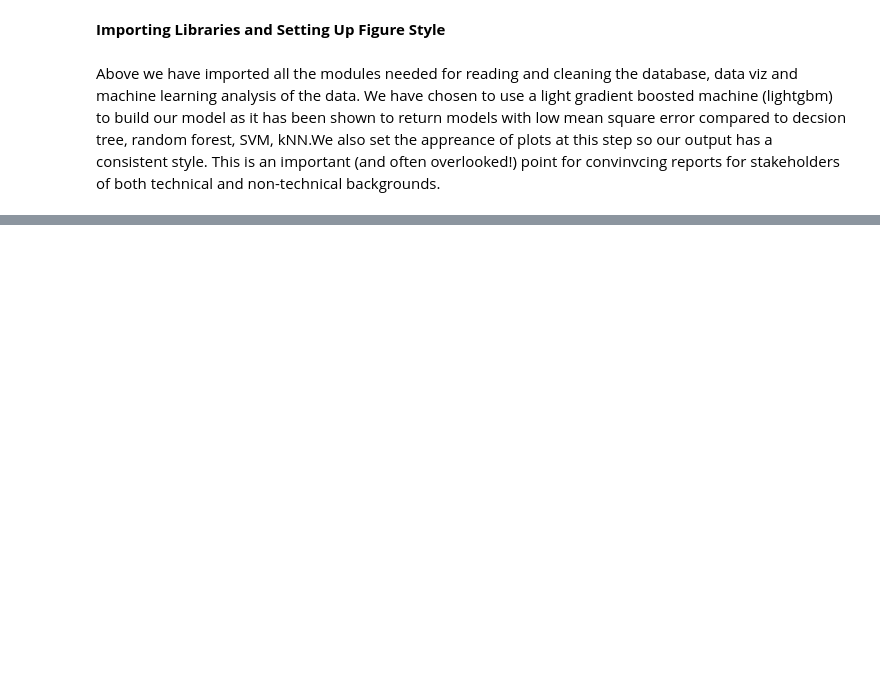
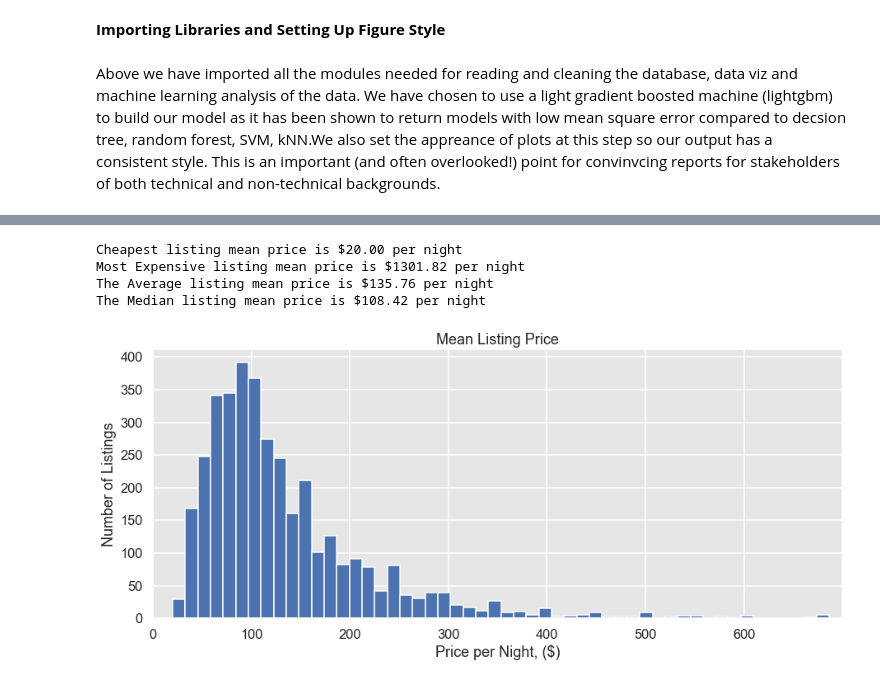
Before and after one commit to jcadusch/AirBnB_Seattle_Analysis, a Jupyter notebook: main_analysis.ipynb, the cells around one changed output, grey strips where cells are left out. Drawn from its saved outputs; the diff is of its cells as text; code cells hidden in the pictures; blank space fills up the shorter version.

```diff
--- a/main_analysis.ipynb
+++ b/main_analysis.ipynb
@@ -22,0 +41,17 @@ Above we have imported all the modules needed for reading and cleaning the datab
+# %%
+calendar_df['available'] = calendar_df['available'].map({'f':0,'t':1})
+calendar_df['price'] = calendar_df['price'].replace({'\$':'',',':''}, regex = True).astype(float)
+
+
+calendar_cols_NaN_df = 100*calendar_df.isnull().mean() #NaN % per column
+
+for col in calendar_df:
+    if calendar_df[col].isnull().any():
+        print('\n  %s column is %0.2f percent "NaN" \n' %(col,calendar_cols_NaN_df[col]))
+
+Available_Price_NaN_df = calendar_df[calendar_df['available']>0]
+Available_Price_NaN_mean = Available_Price_NaN_df['price'].isnull().mean()
+#booking_mean = calendar_df['available'].mean()
+print('  of which %0.2f percent are available \n' %Available_Price_NaN_mean)
+
+calendar_df.head()
@@ -22,0 +80,22 @@ Above we have imported all the modules needed for reading and cleaning the datab
+# %%
+overview_df = calendar_df[calendar_df['available']>0] # unbooked properties with price information
+mean_listing_prices = overview_df.groupby('listing_id')['price'].mean()
+print('Cheapest listing mean price is $%0.2f per night' %mean_listing_prices.min())
+print('Most Expensive listing mean price is $%0.2f per night' %mean_listing_prices.max())
+print('The Average listing mean price is $%0.2f per night' %mean_listing_prices.mean())
+print('The Median listing mean price is $%0.2f per night' %mean_listing_prices.median())
+
+#plot mean price distribution
+plt.figure(figsize=(15,6))
+plt.hist(mean_listing_prices, bins=100)
+plt.xticks(np.arange(0, 700, step=100))
+plt.xlim((0, 700))
+plt.ylabel('Number of Listings')
+plt.xlabel('Price per Night, ($)')
+plt.title('Mean Listing Price');
+# %% [output]
+Cheapest listing mean price is $20.00 per night
+Most Expensive listing mean price is $1301.82 per night
+The Average listing mean price is $135.76 per night
+The Median listing mean price is $108.42 per night
+[figure, added]
```
Also changed, not shown: parts of 14 cells of this notebook.
